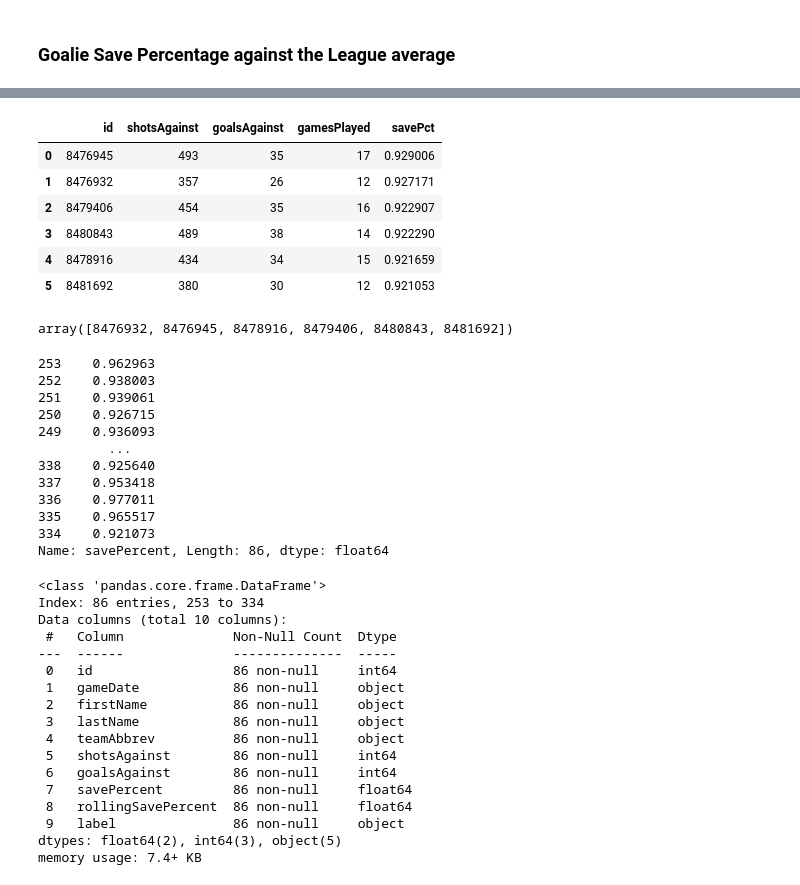
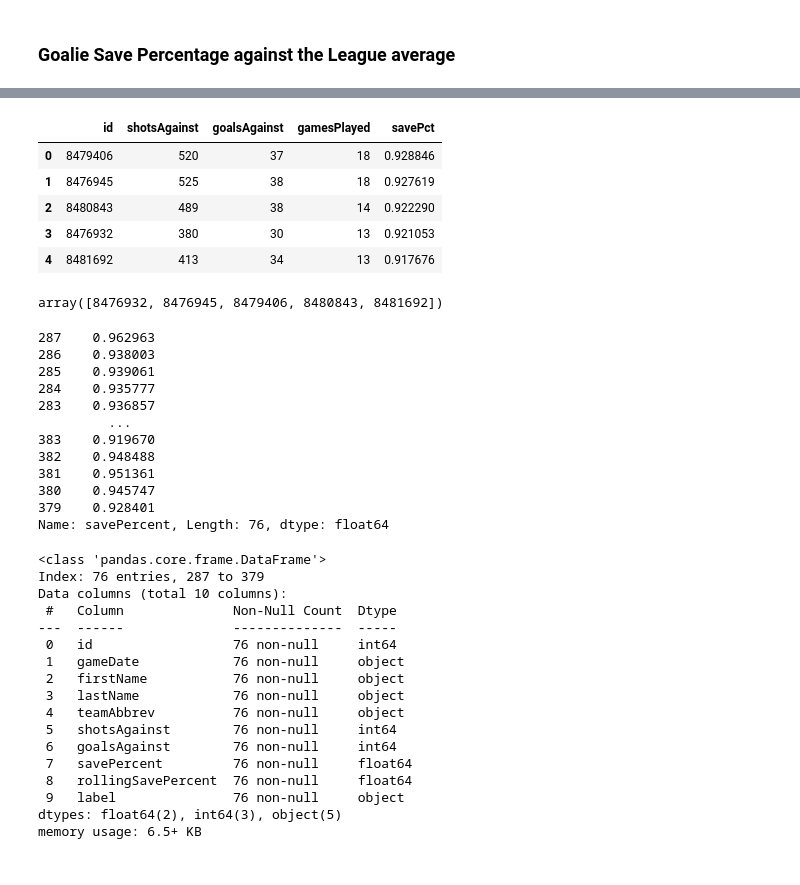
Before and after one commit to eugene-petrov-me/myprojects, a Jupyter notebook: dev/nhl-api/nhl-api.ipynb, the cells around one changed output, grey strips where cells are left out. Saved outputs shown, nothing was run; the diff lists cells and outputs as text; code cells hidden in the pictures.

```diff
--- a/dev/nhl-api/nhl-api.ipynb
+++ b/dev/nhl-api/nhl-api.ipynb
@@ -1344,13 +1343,13 @@ df_goalies_performance.shape
 # %%
-top10_goalies_save_pct = df_goalies_performance.groupby(by=['id']).agg(
+top5_goalies_save_pct = df_goalies_performance.groupby(by=['id']).agg(
     shotsAgainst = ('shotsAgainst', 'sum'),
     goalsAgainst = ('goalsAgainst', 'sum'),
     gamesPlayed = ('gameId', 'count')
     ).reset_index()
 # %%
-top10_goalies_save_pct['savePct'] = 1 - top10_goalies_save_pct['goalsAgainst']/top10_goalies_save_pct['shotsAgainst']
+top5_goalies_save_pct['savePct'] = 1 - top5_goalies_save_pct['goalsAgainst']/top5_goalies_save_pct['shotsAgainst']
 # %%
-min_games_played = df_goalies_performance.groupby('teamAbbrev')['gameDate'].count()
+min_games_played = (df_goalies_performance.groupby('teamAbbrev')['gameDate'].count().mean() * 0.35).round()
 # %%
 min_games_played
 # %% [output]
@@ -1374,11 +1357,10 @@ Name: gameDate, dtype: int64
 # %%
-top10_goalies_save_pct.loc[top10_goalies_save_pct['gamesPlayed'] > min_games_played].sort_values(by=['savePct'], ascending=False).reset_index().drop(columns=['index']).head(10)
+top5_goalies_save_pct.loc[top5_goalies_save_pct['gamesPlayed'] > min_games_played].sort_values(by=['savePct'], ascending=False).reset_index().drop(columns=['index']).head(5)
 # %% [output]
 |  | id | shotsAgainst | goalsAgainst | gamesPlayed | savePct |
-| 0 | 8476945 | 493 | 35 | 17 | 0.929006 |
-| 1 | 8476932 | 357 | 26 | 12 | 0.927171 |
-| 2 | 8479406 | 454 | 35 | 16 | 0.922907 |
-| 3 | 8480843 | 489 | 38 | 14 | 0.922290 |
-| 4 | 8478916 | 434 | 34 | 15 | 0.921659 |
-| 5 | 8481692 | 380 | 30 | 12 | 0.921053 |
+| 0 | 8479406 | 520 | 37 | 18 | 0.928846 |
+| 1 | 8476945 | 525 | 38 | 18 | 0.927619 |
+| 2 | 8480843 | 489 | 38 | 14 | 0.922290 |
+| 3 | 8476932 | 380 | 30 | 13 | 0.921053 |
+| 4 | 8481692 | 413 | 34 | 13 | 0.917676 |
 # %%
@@ -1391,6 +1373,6 @@ top10_goalies_save_pct_logs = df_goalies_performance[
     ][['id', 'gameDate','firstName', 'lastName', 'teamAbbrev', 'shotsAgainst', 'goalsAgainst']].sort_values(by=['id', 'gameDate'])
 # %%
-top10_goalies_save_pct_logs['id'].unique()
+top5_goalies_save_pct_logs['id'].unique()
 # %% [output]
-array([8476932, 8476945, 8478916, 8479406, 8480843, 8481692])
+array([8476932, 8476945, 8479406, 8480843, 8481692])
 # %%
@@ -1398,16 +1380,16 @@ top10_goalies_save_pct_logs['savePercent'] = 1 - top10_goalies_save_pct_logs['go
 # %%
-top10_goalies_save_pct_logs.groupby('id')['savePercent'].rolling(window=3, min_periods=1).mean().reset_index(level=0, drop=True)
+top5_goalies_save_pct_logs.groupby('id')['savePercent'].rolling(window=5, min_periods=1).mean().reset_index(level=0, drop=True)
 # %% [output]
-253    0.962963
-252    0.938003
-251    0.939061
-250    0.926715
-249    0.936093
+287    0.962963
+286    0.938003
+285    0.939061
+284    0.935777
+283    0.936857
          ...
-338    0.925640
-337    0.953418
-336    0.977011
-335    0.965517
-334    0.921073
-Name: savePercent, Length: 86, dtype: float64
+383    0.919670
+382    0.948488
+381    0.951361
+380    0.945747
+379    0.928401
+Name: savePercent, Length: 76, dtype: float64
 # %%
@@ -1417,21 +1399,21 @@ top10_goalies_save_pct_logs['label'] = top10_goalies_save_pct_logs['firstName']
 # %%
-top10_goalies_save_pct_logs.info()
+top5_goalies_save_pct_logs.info()
 # %% [output]
 <class 'pandas.core.frame.DataFrame'>
-Index: 86 entries, 253 to 334
+Index: 76 entries, 287 to 379
 Data columns (total 10 columns):
  #   Column              Non-Null Count  Dtype
 ---  ------              --------------  -----
- 0   id                  86 non-null     int64
- 1   gameDate            86 non-null     object
- 2   firstName           86 non-null     object
- 3   lastName            86 non-null     object
- 4   teamAbbrev          86 non-null     object
- 5   shotsAgainst        86 non-null     int64
- 6   goalsAgainst        86 non-null     int64
- 7   savePercent         86 non-null     float64
- 8   rollingSavePercent  86 non-null     float64
- 9   label               86 non-null     object
+ 0   id                  76 non-null     int64
+ 1   gameDate            76 non-null     object
+ 2   firstName           76 non-null     object
+ 3   lastName            76 non-null     object
+ 4   teamAbbrev          76 non-null     object
+ 5   shotsAgainst        76 non-null     int64
+ 6   goalsAgainst        76 non-null     int64
+ 7   savePercent         76 non-null     float64
+ 8   rollingSavePercent  76 non-null     float64
+ 9   label               76 non-null     object
 dtypes: float64(2), int64(3), object(5)
-memory usage: 7.4+ KB
+memory usage: 6.5+ KB
 # %%
```
Also changed, not shown: parts of 64 cells of this notebook, 3 other files.
